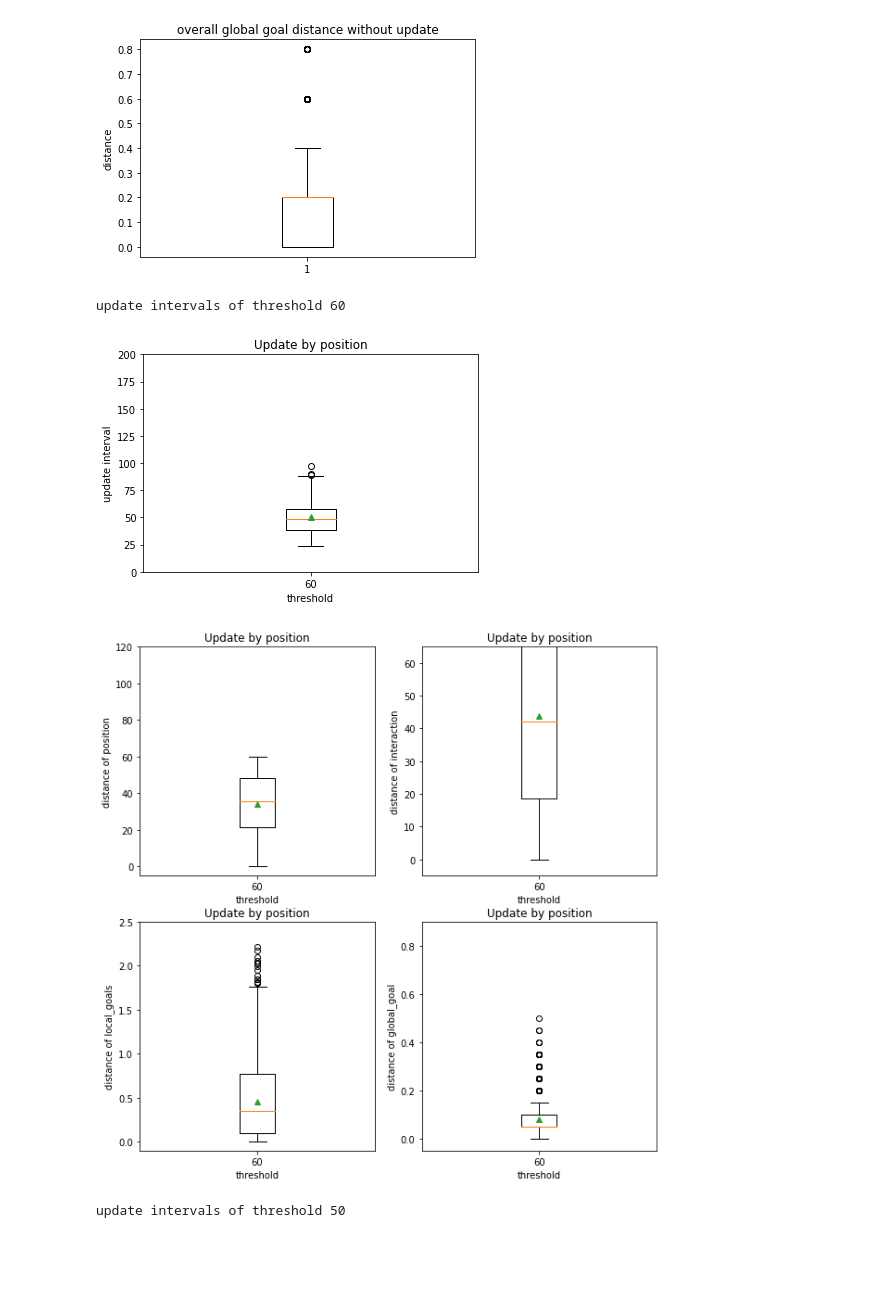
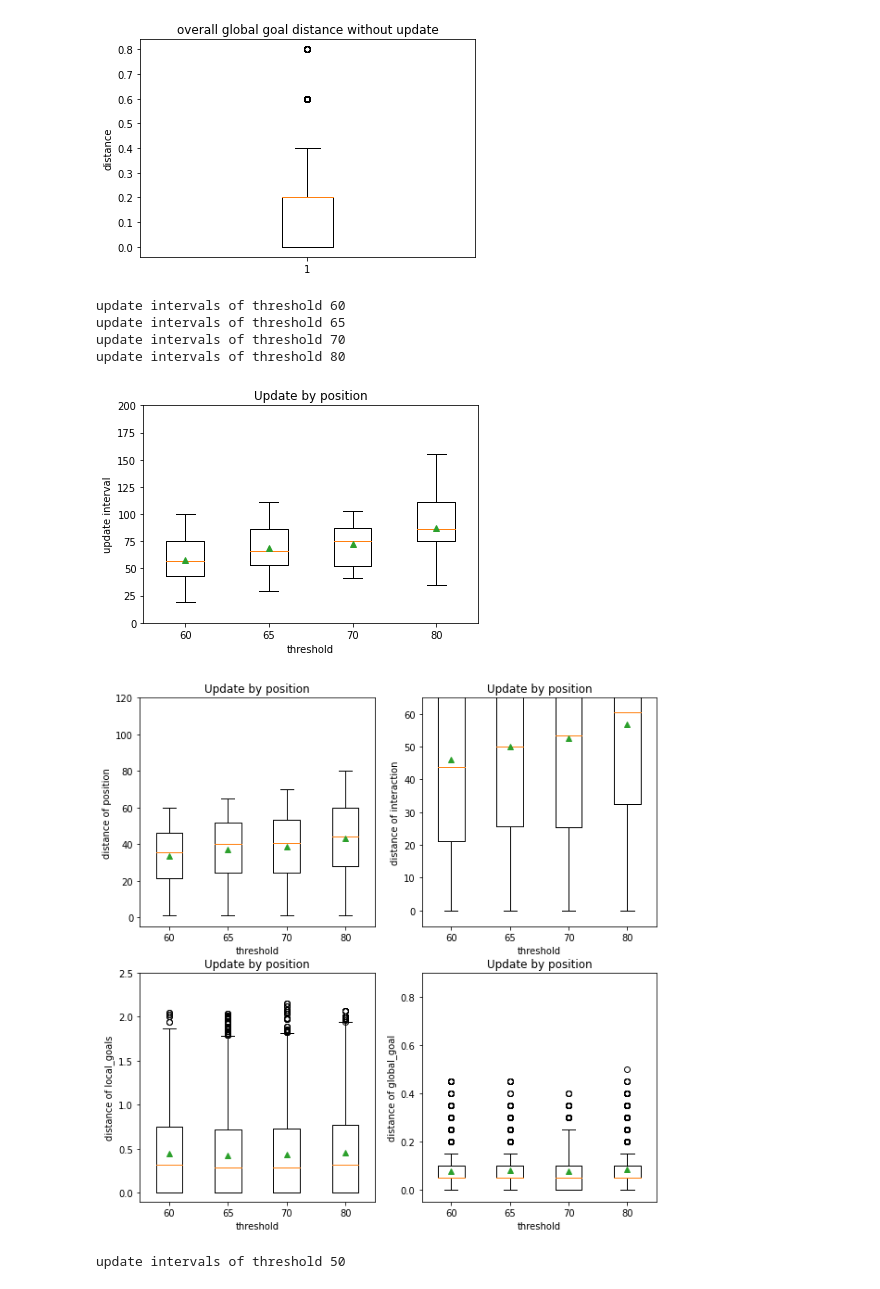
Before and after one commit to Neutrino42/knowledge-equivalence-DT, a Jupyter notebook: analyse.ipynb, the cells around one changed output. Cells and saved outputs as stored; diff of their text form; code cells hidden in the pictures; blank space fills up the shorter version.

Commit message:
Fixed mismatch on comparison method

```diff
--- a/analyse.ipynb
+++ b/analyse.ipynb
@@ -49,6 +53,6 @@ def get_statistics_by_threshold(_compare_method, _threshold, _human_seed_list):
 # %%
-compare_method_list = ["baseline", "interaction", "local_goals", "global_goal"]
-metric_list =         ["baseline", "interaction", "local_goals", "global_goal"]
+compare_method_list = ["position", "interaction", "local_goals", "global_goal"]
+metric_list =         ["position", "interaction", "local_goals", "global_goal"]
 #human_seed_list = list(range(100, 2001, 100))
 threshold_list = [30, 40]
 # %%
@@ -238,7 +242,7 @@ plt.savefig("./fig/no_update_local_goals_3.pdf")
 [figure]
 # %%
 # if no update on digital twin is performed
-compare_method = "baseline"
+compare_method = "position"
 threshold = 10000
 df_list = get_statistics_by_threshold(compare_method, threshold, human_seed_list)
 
@@ -290,9 +294,9 @@ plt.savefig("./fig/no_update_global_goal_3.pdf")
 # %%
 # update by position distance
 # analyse overhead for each threshold
-compare_method = "baseline"
-human_seed_list = list(range(100, 401, 100))
-threshold_list = [60]
+compare_method = "position"
+human_seed_list = list(range(100, 1001, 100))
+threshold_list = [60, 65, 70, 80]
 
 interval_data = []
 for threshold in threshold_list:
@@ -320,39 +324,42 @@ ax1.boxplot(interval_data, showmeans=True)
 plt.savefig("./fig/{}_interval.pdf".format('position'))
 
 
-# update by baseline distance
+# update by position distance
 # analyse distance for each threshold
 fig2, axs2 = plt.subplots(2,2, figsize=(10,10))
 fig2.patch.set_facecolor('w')
 i = 0
 for dist_type in compare_method_list:
     result_list = []
 
     for threshold in threshold_list:
         # time-series distances from all different seeds
         df_list = get_statistics_by_threshold(compare_method, threshold, human_seed_list)
 
         # retrieve only a certain type of distance
         distance_list = [df[dist_type] for df in df_list]
         result = pd.concat(distance_list, axis=0)
         result_list.append(result)
-    if dist_type == 'baseline':
+    if dist_type == 'position':
         dist_type = 'position'
     axs2[i//2,i % 2].set_title('Update by position')
     axs2[i//2,i % 2].set_xticklabels(threshold_list)
     axs2[i//2,i % 2].set_xlabel("threshold")
     axs2[i//2,i % 2].set_ylabel("distance of {}".format(dist_type))
     axs2[i//2,i % 2].boxplot(result_list, showmeans=True)
     i = i + 1
 axs2[0,0].set_ylim([-5,120])
 axs2[0,1].set_ylim([-5,65])
 axs2[1,0].set_ylim([-0.1,2.5])
 axs2[1,1].set_ylim([-0.05,0.9])
 plt.savefig("./fig/{}_distances.pdf".format('position'))
 # %% [output]
 update intervals of threshold 60
+update intervals of threshold 65
+update intervals of threshold 70
+update intervals of threshold 80
-[figure, old version]
+[figure, new version]
-[figure, old version]
+[figure, new version]
 # %%
 # update by interaction distance
 # analyse overhead for each threshold
```
Also changed, not shown: parts of 13 cells of this notebook, 9 other files.
